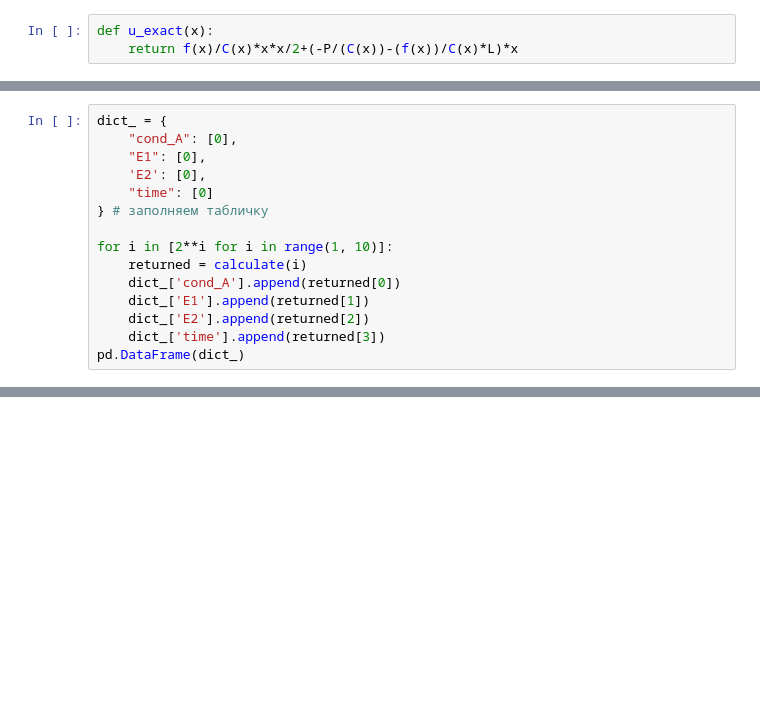
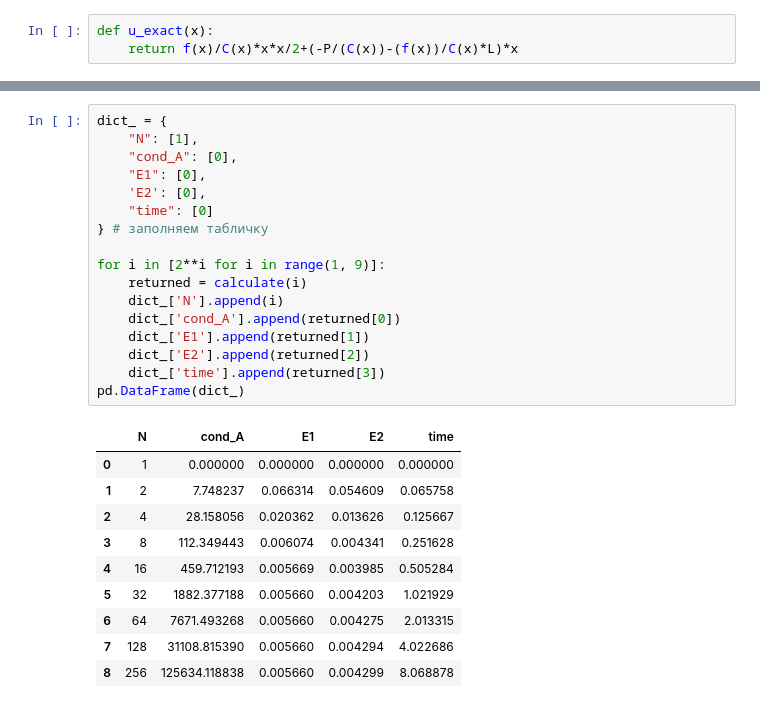
Before and after one commit to kosmldev/smvm, a Jupyter notebook: lab3.ipynb, the cells around one changed output, grey strips where cells are left out. Saved outputs shown, nothing was run; the diff lists cells and outputs as text; blank space fills up the shorter version.

```diff
--- a/lab3.ipynb
+++ b/lab3.ipynb
@@ -148,15 +36,0 @@ def plot_graphic(plot_data, N):
-# %%
-dict_ = {
-    "cond_A": [0],
-    "E1": [0],
-    'E2': [0],
-    "time": [0]
-} # заполняем табличку
-
-for i in [2**i for i in range(1, 10)]:
-    returned = calculate(i)
-    dict_['cond_A'].append(returned[0])
-    dict_['E1'].append(returned[1])
-    dict_['E2'].append(returned[2])
-    dict_['time'].append(returned[3])
-pd.DataFrame(dict_)
@@ -180,0 +148,28 @@ plot_graphic(returned[4], returned[5])
+# %%
+dict_ = {
+    "N": [1],
+    "cond_A": [0],
+    "E1": [0],
+    'E2': [0],
+    "time": [0]
+} # заполняем табличку
+
+for i in [2**i for i in range(1, 9)]:
+    returned = calculate(i)
+    dict_['N'].append(i)
+    dict_['cond_A'].append(returned[0])
+    dict_['E1'].append(returned[1])
+    dict_['E2'].append(returned[2])
+    dict_['time'].append(returned[3])
+pd.DataFrame(dict_)
+# %% [output]
+|  | N | cond_A | E1 | E2 | time |
+| 0 | 1 | 0.000000 | 0.000000 | 0.000000 | 0.000000 |
+| 1 | 2 | 7.748237 | 0.066314 | 0.054609 | 0.065758 |
+| 2 | 4 | 28.158056 | 0.020362 | 0.013626 | 0.125667 |
+| 3 | 8 | 112.349443 | 0.006074 | 0.004341 | 0.251628 |
+| 4 | 16 | 459.712193 | 0.005669 | 0.003985 | 0.505284 |
+| 5 | 32 | 1882.377188 | 0.005660 | 0.004203 | 1.021929 |
+| 6 | 64 | 7671.493268 | 0.005660 | 0.004275 | 2.013315 |
+| 7 | 128 | 31108.815390 | 0.005660 | 0.004294 | 4.022686 |
+| 8 | 256 | 125634.118838 | 0.005660 | 0.004299 | 8.068878 |
```
Also changed, not shown: parts of 7 cells of this notebook.
